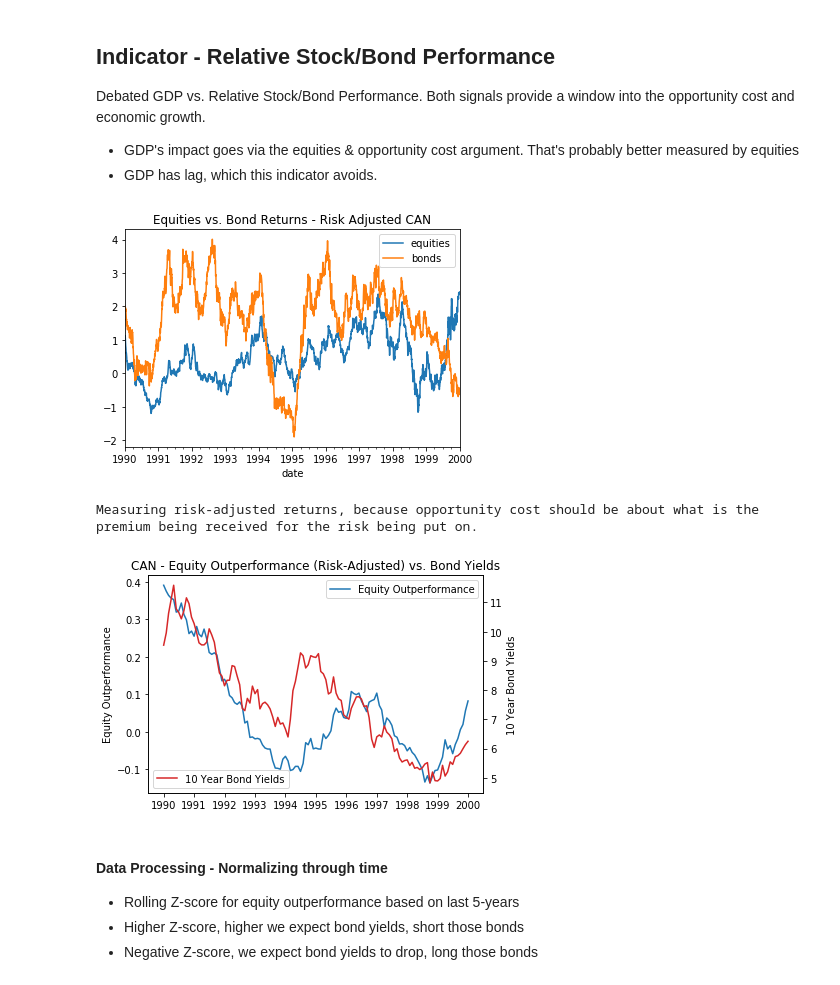
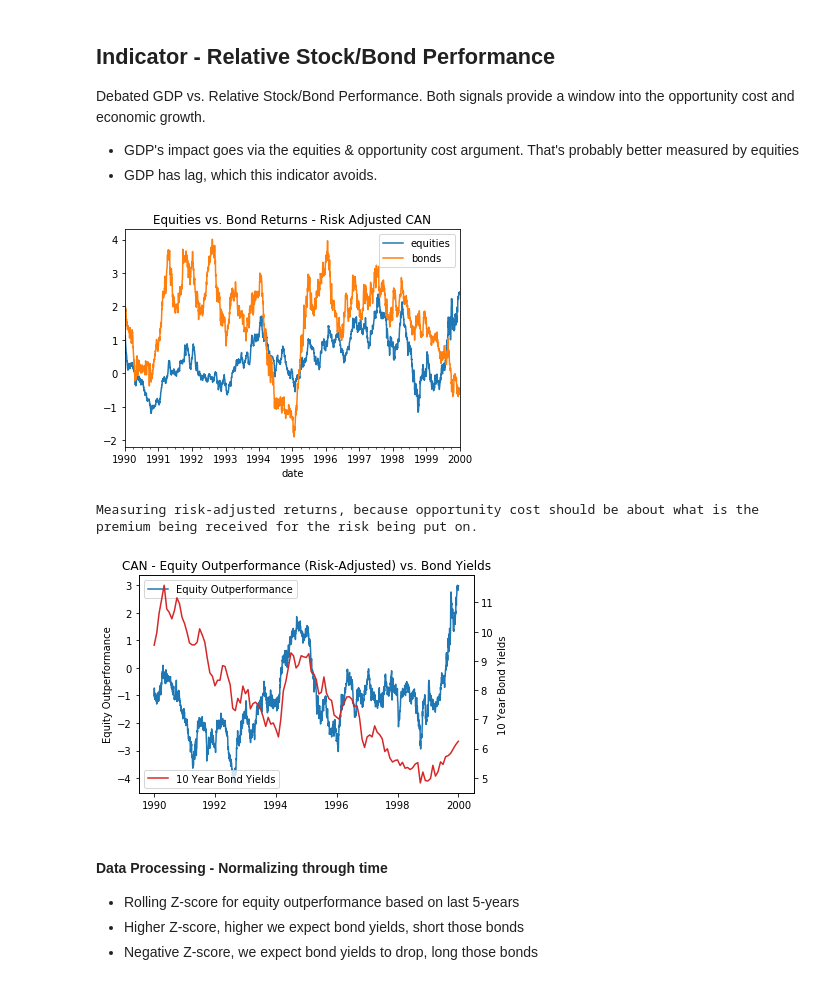
Before and after one commit to Mike-Huntress/Internship2020, a Jupyter notebook: SampleSignal/Preliminary Signal Exploration.ipynb, the cells around one changed output. Drawn from its saved outputs; the diff is of its cells as text; code cells hidden in the pictures.

Commit message:
Updated relative equity/bond performance graph

```diff
--- a/SampleSignal/Preliminary Signal Exploration.ipynb
+++ b/SampleSignal/Preliminary Signal Exploration.ipynb
@@ -309,35 +309,35 @@ equity_risk_adjusted = equity_ret / equity_ret.std()
 bond_ret = BondReturnIdx.pct_change(WEEKDAYS_IN_YEAR)
 bond_risk_adjusted = bond_ret / bond_ret.std()
 
 country = "CAN"
 start_date = '1990-01-01'
 end_date = '2000-01-01'
 equity_risk_adjusted[country].loc[start_date:end_date].plot(label = "equities")
 bond_risk_adjusted[country].loc[start_date:end_date].plot(label = "bonds")
 plt.legend()
 plt.title("Equities vs. Bond Returns - Risk Adjusted " + country)
 plt.show()
 
 print("Measuring risk-adjusted returns, because opportunity cost should be about what is the premium being received for the risk being put on.")
 
 equity_risk_adjusted_outperformance = (equity_risk_adjusted - bond_risk_adjusted)
 
 fig, ax1 = plt.subplots()
 ax2 = ax1.twinx()
 ax1_label = 'Equity Outperformance'
-ax1.plot(change_m2[country].loc[start_date:end_date].to_timestamp(), label = ax1_label)
+ax1.plot(equity_risk_adjusted_outperformance[country].loc[start_date:end_date].to_timestamp(), label = ax1_label)
 ax1.set_ylabel(ax1_label)
 ax1.legend()
 ax2_label = '10 Year Bond Yields'
 ax2.plot(LongRates[country].loc[start_date:end_date].to_timestamp(), color = 'tab:red', label = ax2_label)
 ax2.set_ylabel(ax2_label)
 ax2.legend(loc = "lower left")
 plt.title(country + " - Equity Outperformance (Risk-Adjusted) vs. Bond Yields")
 plt.show()
 # %% [output]
 [figure]
 Measuring risk-adjusted returns, because opportunity cost should be about what is the premium being received for the risk being put on.
-[figure, old version]
+[figure, new version]
 # %% [markdown]
 #### Data Processing - Normalizing through time
 - Rolling Z-score for equity outperformance based on last 5-years
```
